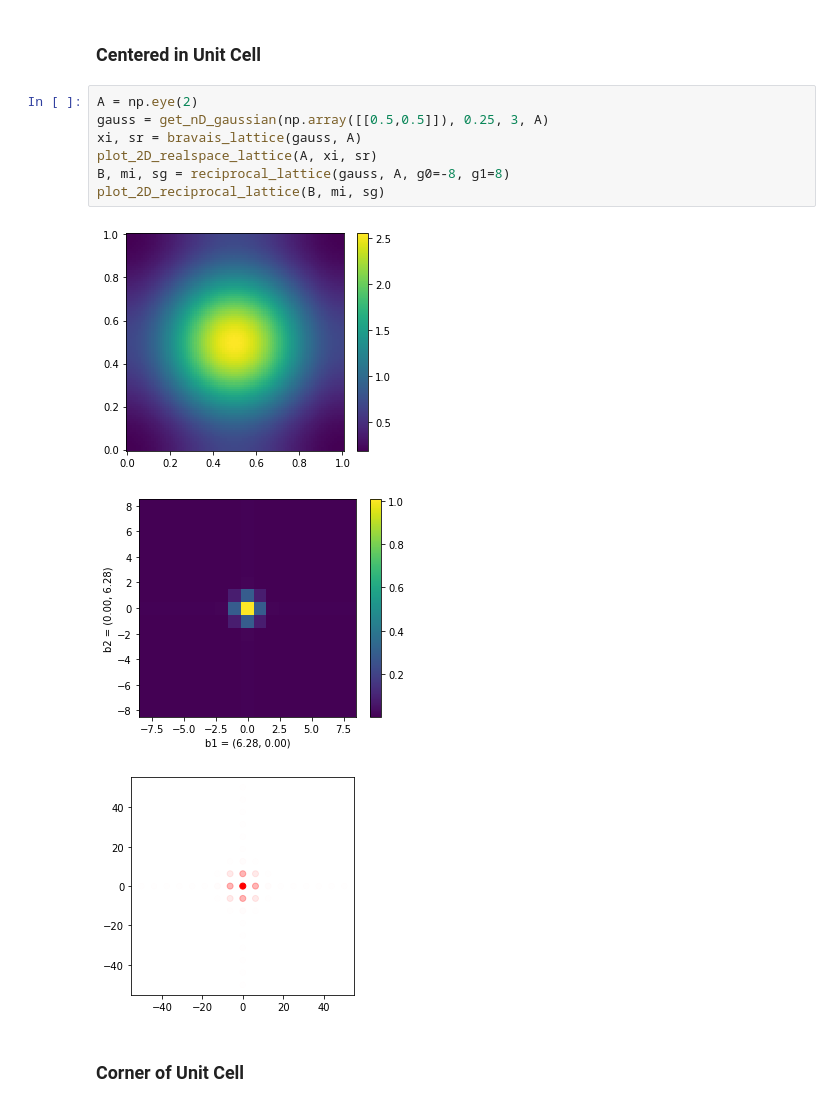
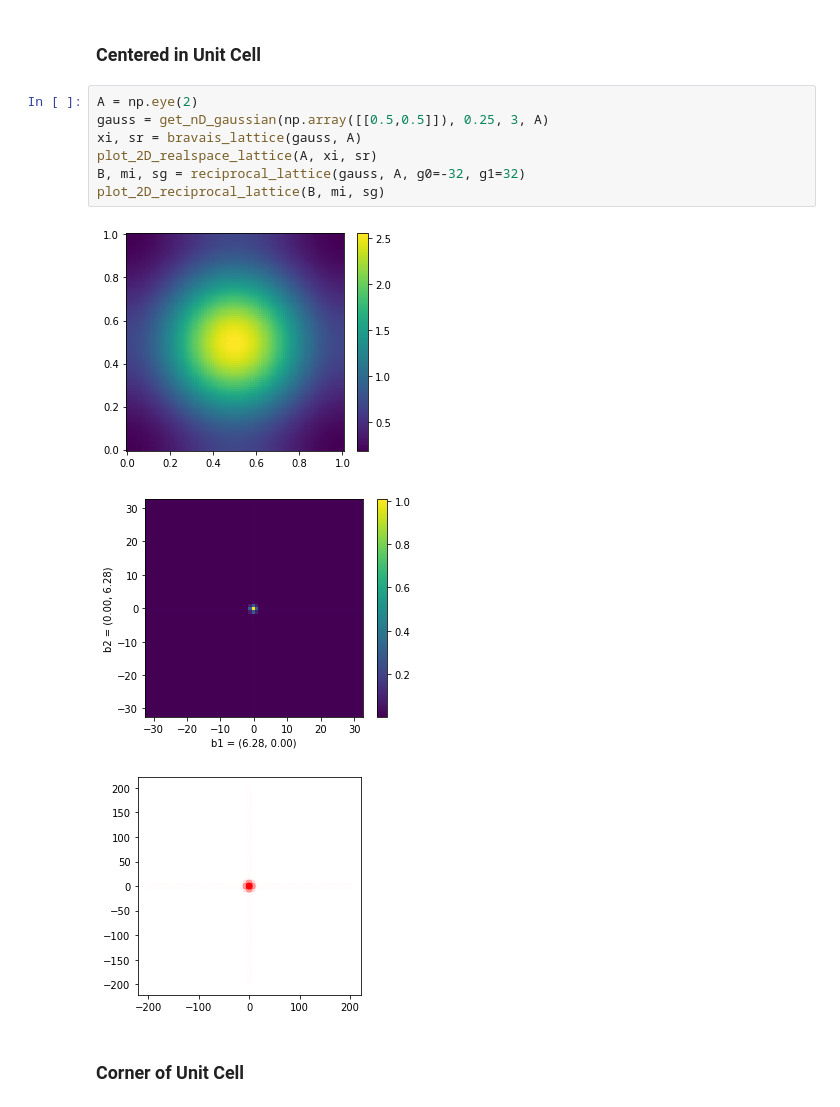
Before and after one commit to markus7800/VoxelNet, a Jupyter notebook: gaussians.ipynb, the cells around one changed output. Saved outputs shown, nothing was run; the diff lists cells and outputs as text.

```diff
--- a/gaussians.ipynb
+++ b/gaussians.ipynb
@@ -38,14 +38,14 @@ def get_nD_gaussian(mus, sigma, K, A):
 # %%
 A = np.eye(2)
 gauss = get_nD_gaussian(np.array([[0.5,0.5]]), 0.25, 3, A)
 xi, sr = bravais_lattice(gauss, A)
 plot_2D_realspace_lattice(A, xi, sr)
-B, mi, sg = reciprocal_lattice(gauss, A, g0=-8, g1=8)
+B, mi, sg = reciprocal_lattice(gauss, A, g0=-32, g1=32)
 plot_2D_reciprocal_lattice(B, mi, sg)
 # %% [output]
 [figure]
-[figure, old version]
+[figure, new version]
-[figure, old version]
+[figure, new version]
 # %% [markdown]
 ### Corner of Unit Cell
 # %%
```
Also changed, not shown: 6 other files.
